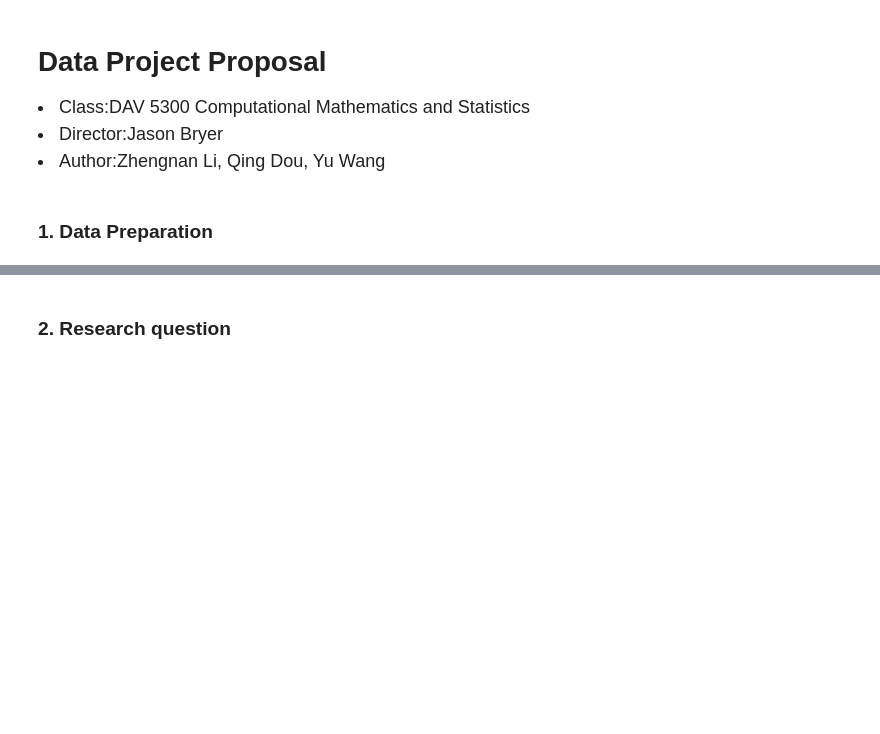
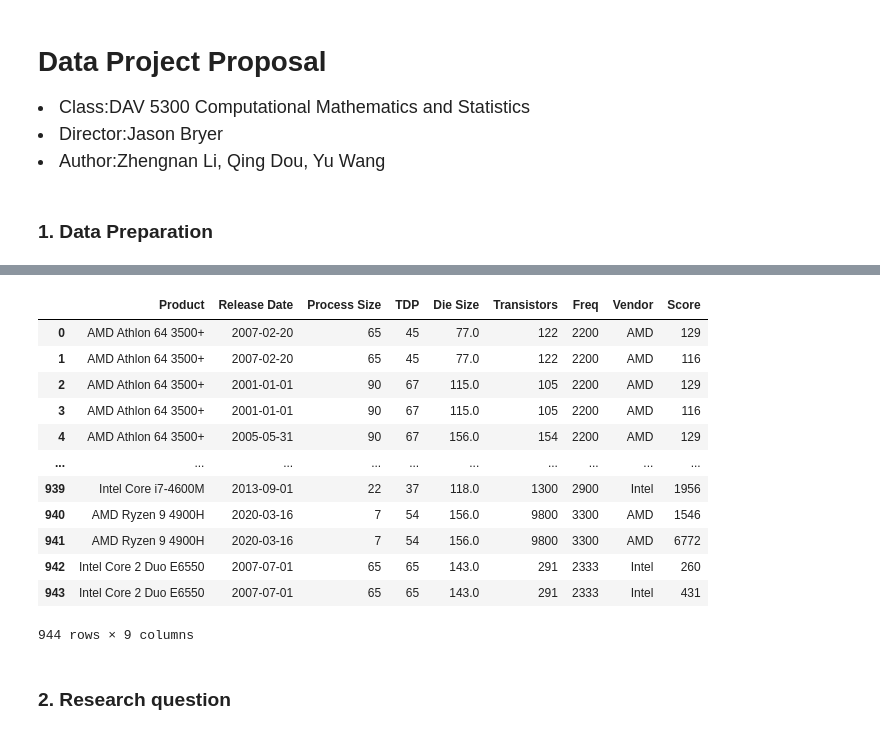
Before and after one commit to Zhengnan817/DAV_5300, a Jupyter notebook: Data_Project/Data_project_proposal.ipynb, the cells around one changed output, grey strips where cells are left out. Drawn from its saved outputs; the diff is of its cells as text; code cells hidden in the pictures; blank space fills up the shorter version.

```diff
--- a/Data_Project/Data_project_proposal.ipynb
+++ b/Data_Project/Data_project_proposal.ipynb
@@ -31,3 +49,20 @@ chips
+# %%
+chips = pd.merge(chips, score, on='Product', how='inner')
+chips
+# %% [output]
+|  | Product | Release Date | Process Size | TDP | Die Size | Transistors | Freq | Vendor | Score |
+| 0 | AMD Athlon 64 3500+ | 2007-02-20 | 65 | 45 | 77.0 | 122 | 2200 | AMD | 129 |
+| 1 | AMD Athlon 64 3500+ | 2007-02-20 | 65 | 45 | 77.0 | 122 | 2200 | AMD | 116 |
+| 2 | AMD Athlon 64 3500+ | 2001-01-01 | 90 | 67 | 115.0 | 105 | 2200 | AMD | 129 |
+| 3 | AMD Athlon 64 3500+ | 2001-01-01 | 90 | 67 | 115.0 | 105 | 2200 | AMD | 116 |
+| 4 | AMD Athlon 64 3500+ | 2005-05-31 | 90 | 67 | 156.0 | 154 | 2200 | AMD | 129 |
+| ... | ... | ... | ... | ... | ... | ... | ... | ... | ... |
+| 939 | Intel Core i7-4600M | 2013-09-01 | 22 | 37 | 118.0 | 1300 | 2900 | Intel | 1956 |
+| 940 | AMD Ryzen 9 4900H | 2020-03-16 | 7 | 54 | 156.0 | 9800 | 3300 | AMD | 1546 |
+| 941 | AMD Ryzen 9 4900H | 2020-03-16 | 7 | 54 | 156.0 | 9800 | 3300 | AMD | 6772 |
+| 942 | Intel Core 2 Duo E6550 | 2007-07-01 | 65 | 65 | 143.0 | 291 | 2333 | Intel | 260 |
+| 943 | Intel Core 2 Duo E6550 | 2007-07-01 | 65 | 65 | 143.0 | 291 | 2333 | Intel | 431 |
+944 rows × 9 columns
 # %% [markdown]
 ### 2. Research question
 # %% [markdown]
```
Also changed, not shown: parts of 11 cells of this notebook.
